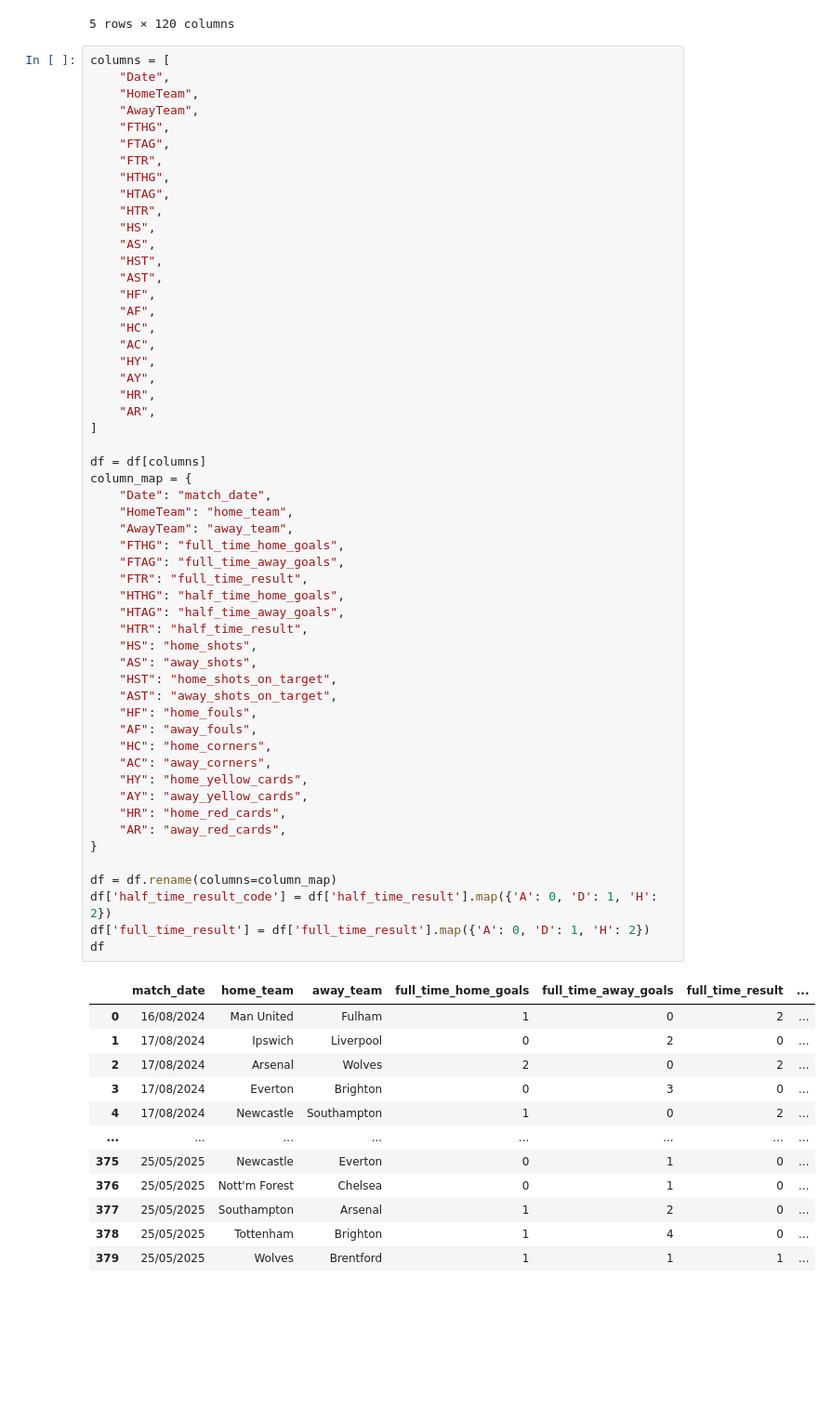
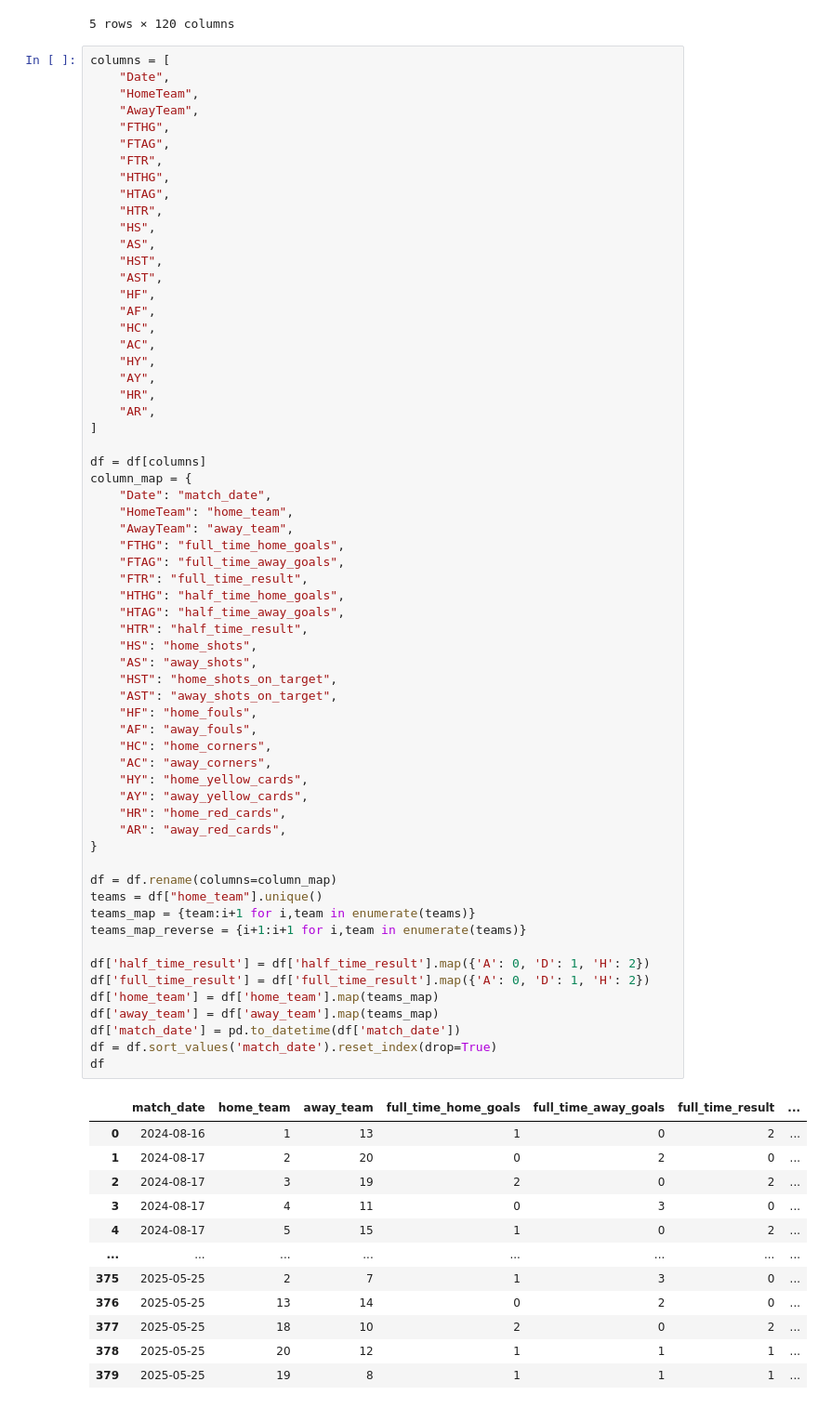
Before and after one commit to Lrs50/xAI-football-bet, a Jupyter notebook: sport_beting.ipynb, the cells around one changed output. Shown at 93% size. Saved outputs shown, nothing was run; the diff lists cells and outputs as text; blank space fills up the shorter version.

```diff
--- a/sport_beting.ipynb
+++ b/sport_beting.ipynb
@@ -46,42 +46,50 @@ columns = [
 df = df[columns]
 column_map = {
     "Date": "match_date",
     "HomeTeam": "home_team",
     "AwayTeam": "away_team",
     "FTHG": "full_time_home_goals",
     "FTAG": "full_time_away_goals",
     "FTR": "full_time_result",
     "HTHG": "half_time_home_goals",
     "HTAG": "half_time_away_goals",
     "HTR": "half_time_result",
     "HS": "home_shots",
     "AS": "away_shots",
     "HST": "home_shots_on_target",
     "AST": "away_shots_on_target",
     "HF": "home_fouls",
     "AF": "away_fouls",
     "HC": "home_corners",
     "AC": "away_corners",
     "HY": "home_yellow_cards",
     "AY": "away_yellow_cards",
     "HR": "home_red_cards",
     "AR": "away_red_cards",
 }
 
 df = df.rename(columns=column_map)
-df['half_time_result_code'] = df['half_time_result'].map({'A': 0, 'D': 1, 'H': 2})
+teams = df["home_team"].unique()
+teams_map = {team:i+1 for i,team in enumerate(teams)}
+teams_map_reverse = {i+1:i+1 for i,team in enumerate(teams)}
+
+df['half_time_result'] = df['half_time_result'].map({'A': 0, 'D': 1, 'H': 2})
 df['full_time_result'] = df['full_time_result'].map({'A': 0, 'D': 1, 'H': 2})
+df['home_team'] = df['home_team'].map(teams_map)
+df['away_team'] = df['away_team'].map(teams_map)
+df['match_date'] = pd.to_datetime(df['match_date'])
+df = df.sort_values('match_date').reset_index(drop=True)
 df
 # %% [output]
 |  | match_date | home_team | away_team | full_time_home_goals | full_time_away_goals | full_time_result | ... |
-| 0 | 16/08/2024 | Man United | Fulham | 1 | 0 | 2 | ... |
-| 1 | 17/08/2024 | Ipswich | Liverpool | 0 | 2 | 0 | ... |
-| 2 | 17/08/2024 | Arsenal | Wolves | 2 | 0 | 2 | ... |
-| 3 | 17/08/2024 | Everton | Brighton | 0 | 3 | 0 | ... |
-| 4 | 17/08/2024 | Newcastle | Southampton | 1 | 0 | 2 | ... |
+| 0 | 2024-08-16 | 1 | 13 | 1 | 0 | 2 | ... |
+| 1 | 2024-08-17 | 2 | 20 | 0 | 2 | 0 | ... |
+| 2 | 2024-08-17 | 3 | 19 | 2 | 0 | 2 | ... |
+| 3 | 2024-08-17 | 4 | 11 | 0 | 3 | 0 | ... |
+| 4 | 2024-08-17 | 5 | 15 | 1 | 0 | 2 | ... |
 | ... | ... | ... | ... | ... | ... | ... | ... |
-| 375 | 25/05/2025 | Newcastle | Everton | 0 | 1 | 0 | ... |
-| 376 | 25/05/2025 | Nott'm Forest | Chelsea | 0 | 1 | 0 | ... |
-| 377 | 25/05/2025 | Southampton | Arsenal | 1 | 2 | 0 | ... |
-| 378 | 25/05/2025 | Tottenham | Brighton | 1 | 4 | 0 | ... |
-| 379 | 25/05/2025 | Wolves | Brentford | 1 | 1 | 1 | ... |
+| 375 | 2025-05-25 | 2 | 7 | 1 | 3 | 0 | ... |
+| 376 | 2025-05-25 | 13 | 14 | 0 | 2 | 0 | ... |
+| 377 | 2025-05-25 | 18 | 10 | 2 | 0 | 2 | ... |
+| 378 | 2025-05-25 | 20 | 12 | 1 | 1 | 1 | ... |
+| 379 | 2025-05-25 | 19 | 8 | 1 | 1 | 1 | ... |
```
Also changed, not shown: parts of 9 cells of this notebook, 5 other files.
